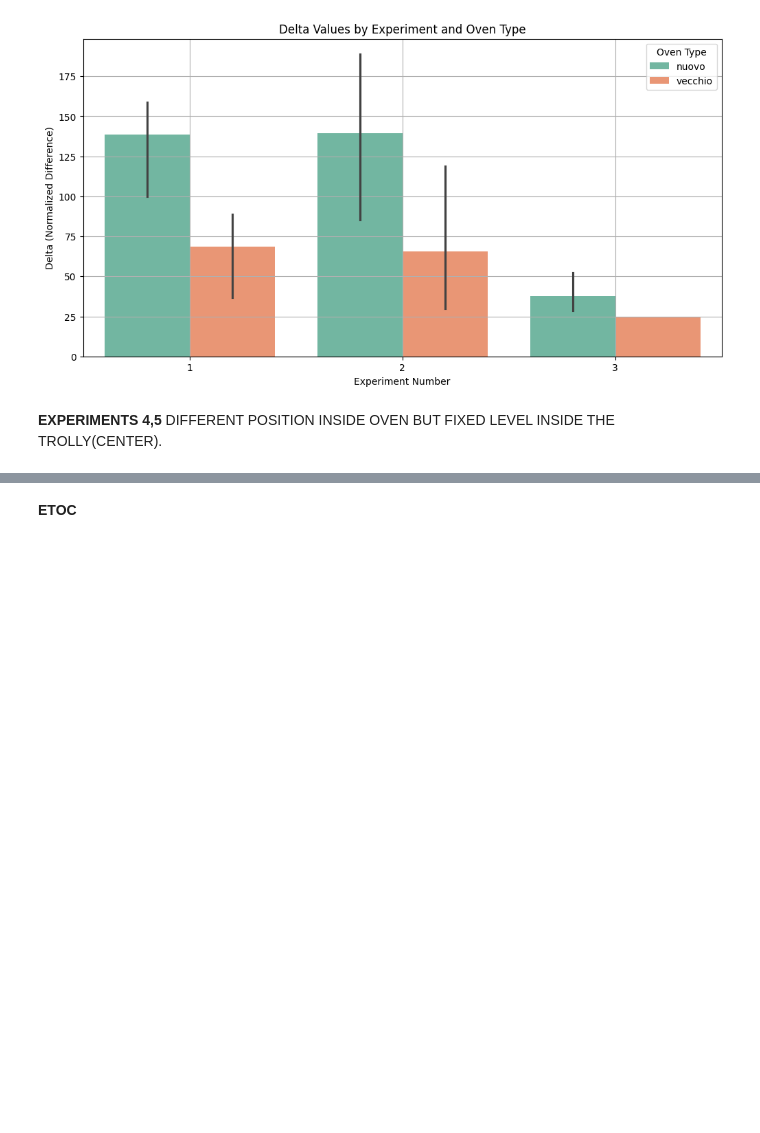
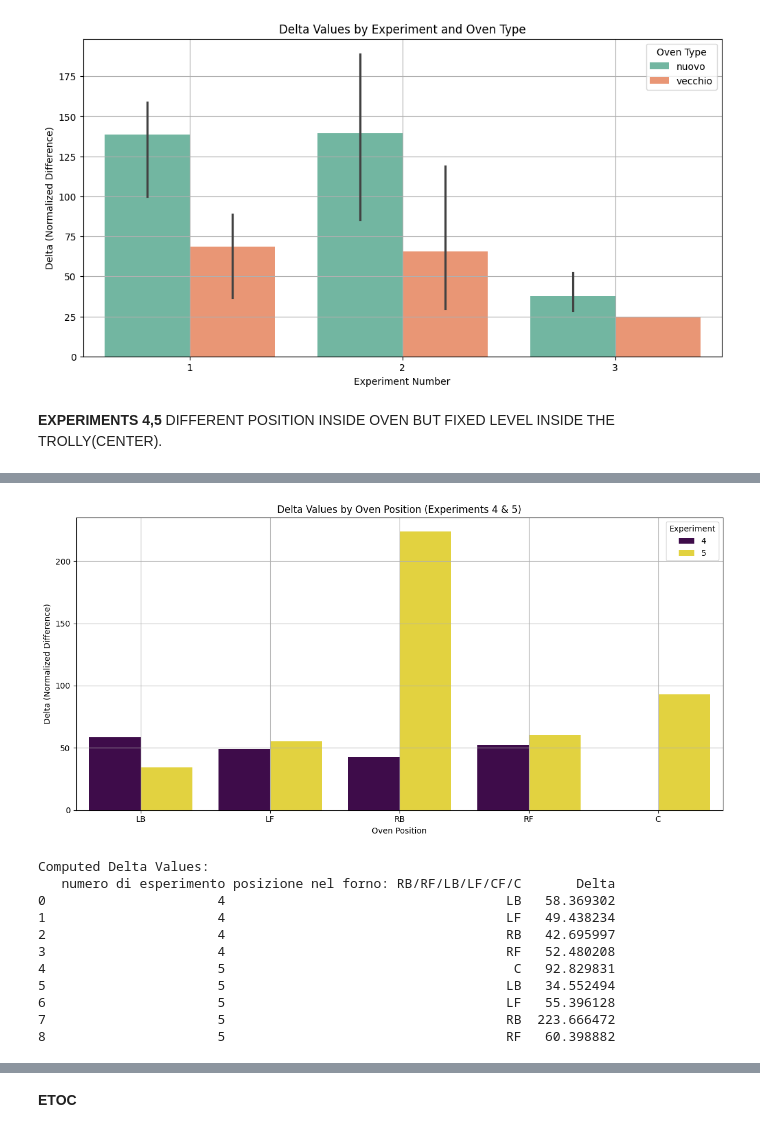
Before and after one commit to MaliheDahmardeh/ZB, a Jupyter notebook: ZB.ipynb, the cells around one changed output, grey strips where cells are left out. Cells and saved outputs as stored; diff of their text form; code cells hidden in the pictures; blank space fills up the shorter version.

```diff
--- a/ZB.ipynb
+++ b/ZB.ipynb
@@ -722,0 +884,66 @@ Grouped Statistics with Delta:
+# %%
+import pandas as pd
+import numpy as np
+import matplotlib.pyplot as plt
+import seaborn as sns
+
+# Filter data for Experiments 4 and 5, center trolley level, and old oven
+experiments_filtered = data[
+    (data['numero di esperimento'].isin([4, 5])) &
+    (data['posizione nel carrello: T/C/B'] == 'C') &
+    (data['forno'] == 'vecchio')
+]
+
+# Separate data for wet and dry spirals
+wet_data = experiments_filtered[['numero di esperimento', 'posizione nel forno: RB/RF/LB/LF/CF/C', 'peso spirale umida']].dropna(subset=['peso spirale umida'])
+dry_data = experiments_filtered[['numero di esperimento', 'posizione nel forno: RB/RF/LB/LF/CF/C', 'peso spirale secca']].dropna(subset=['peso spirale secca'])
+
+# Compute Delta: Mean difference normalized by standard deviation
+wet_grouped = wet_data.groupby(['numero di esperimento', 'posizione nel forno: RB/RF/LB/LF/CF/C']).agg(
+    mean_wet=('peso spirale umida', 'mean'),
+    std_wet=('peso spirale umida', 'std')
+).reset_index()
+
+dry_grouped = dry_data.groupby(['numero di esperimento', 'posizione nel forno: RB/RF/LB/LF/CF/C']).agg(
+    mean_dry=('peso spirale secca', 'mean')
+).reset_index()
+
+# Merge wet and dry grouped data
+merged_stats = pd.merge(wet_grouped, dry_grouped, on=['numero di esperimento', 'posizione nel forno: RB/RF/LB/LF/CF/C'])
+
+# Calculate Delta
+merged_stats['Delta'] = (merged_stats['mean_wet'] - merged_stats['mean_dry']) / merged_stats['std_wet']
+
+# Bar plot for Delta values
+plt.figure(figsize=(12, 6))
+sns.barplot(
+    data=merged_stats,
+    x='posizione nel forno: RB/RF/LB/LF/CF/C',
+    y='Delta',
+    hue='numero di esperimento',
+    palette='viridis'
+)
+plt.title("Delta Values by Oven Position (Experiments 4 & 5)")
+plt.xlabel("Oven Position")
+plt.ylabel("Delta (Normalized Difference)")
+plt.legend(title="Experiment")
+plt.grid(True)
+plt.tight_layout()
+plt.show()
+
+# Display computed Delta values
+print("\nComputed Delta Values:")
+print(merged_stats[['numero di esperimento', 'posizione nel forno: RB/RF/LB/LF/CF/C', 'Delta']])
+# %% [output]
+[figure, added]
+Computed Delta Values:
+   numero di esperimento posizione nel forno: RB/RF/LB/LF/CF/C       Delta
+0                      4                                    LB   58.369302
+1                      4                                    LF   49.438234
+2                      4                                    RB   42.695997
+3                      4                                    RF   52.480208
+4                      5                                     C   92.829831
+5                      5                                    LB   34.552494
+6                      5                                    LF   55.396128
+7                      5                                    RB  223.666472
+8                      5                                    RF   60.398882
```
Also changed, not shown: parts of 5 cells of this notebook.
